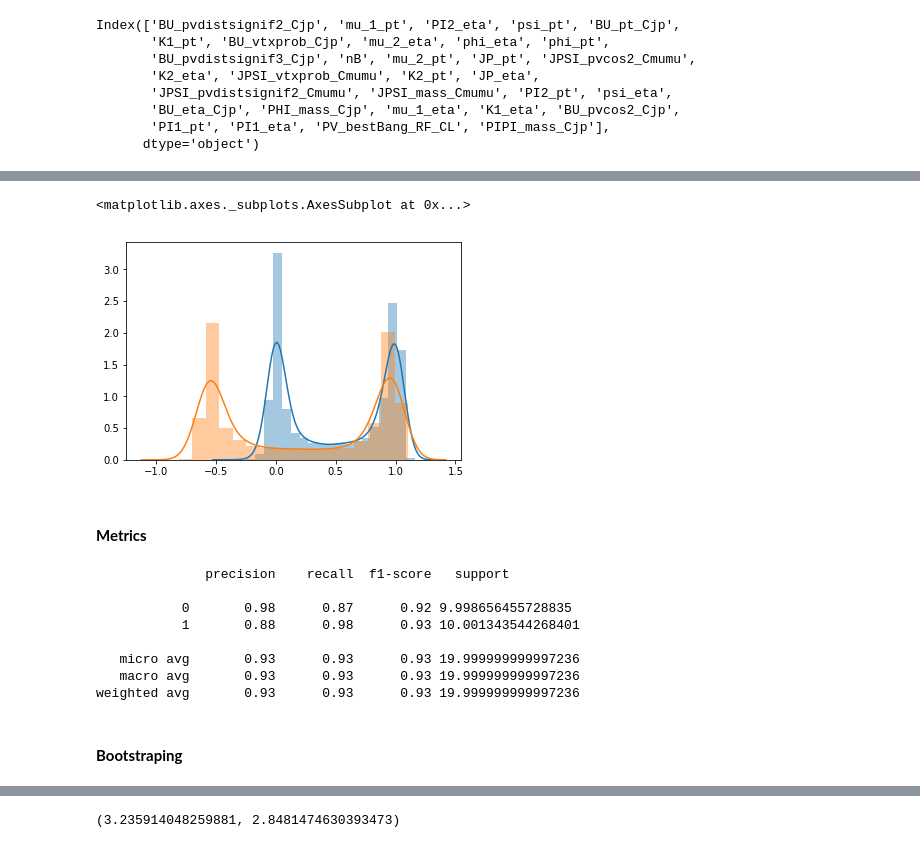
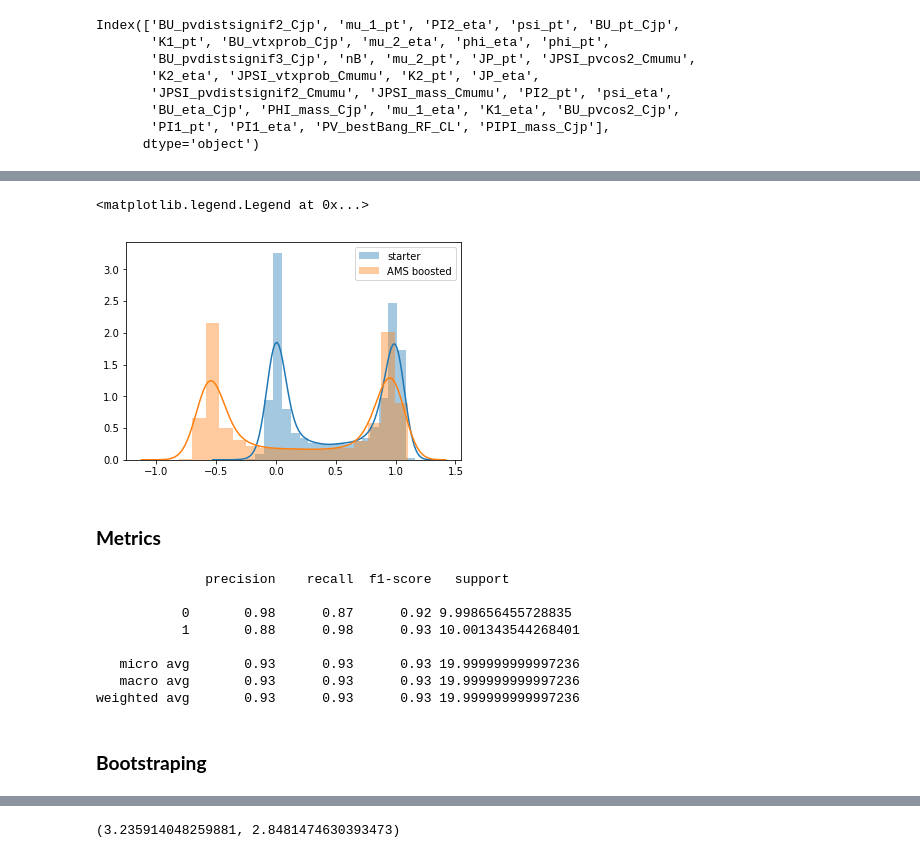
Before and after one commit to ofivite/MISP2019, a Jupyter notebook: school_preliminary_studies.ipynb, the cells around one changed output, grey strips where cells are left out. Saved outputs shown, nothing was run; the diff lists cells and outputs as text; code cells hidden in the pictures.

```diff
--- a/school_preliminary_studies.ipynb
+++ b/school_preliminary_studies.ipynb
@@ -174,7 +174,7 @@ Index(['psi_eta', 'BU_pvdistsignif2_Cjp', 'mu_1_pt', 'PI2_eta', 'BU_pt_Cjp',
       dtype='object')
 # %%
 drop_vars = [] # ['nB']
-drop_masses = ['BU_mass_Cjp', 'PHI_mass_Cjp', 'psi_mass_Cjp', 'PIPI_mass_Cjp'] # , 'PHI_mass_Cjp', 'psi_mass_Cjp', 'PIPI_mass_Cjp'
+drop_masses = ['BU_mass_Cjp', 'psi_mass_Cjp'] # , 'PHI_mass_Cjp', 'psi_mass_Cjp'
 
 
 signal = signal.drop(drop_vars + MC_vars, axis=1, inplace=False)
@@ -364,7 +364,7 @@ lgb_params = {'seed': 123,
 #            'num_leaves': 30, 'max_depth': 10, 'subsample': .4, 'colsample_bytree': .9,
 #            'learning_rate': 0.06385698692724433,  'lambda': 2.511502718995968,'min_child_weight': 1
 #                }
-lgb_params['metric'] = ['binary_logloss'] #, 'binary_logloss'
+# lgb_params['metric'] = ['binary_logloss'] #, 'binary_logloss'
 # lgb_params['objective'] = AMS_loss #, 'binary_logloss'
 # %%
 def AMS_loss(preds, train_data):
@@ -440,5 +445,5 @@ Early stopping, best iteration is:
 # %%
-num_round = 25
+num_round = 70
 extraboost_evals_result = {}
 lgb_booster = lgb.train(lgb_params, train_data, num_round, verbose_eval=5, init_model='init_lgb_booster.txt',
                         fobj=AMS_loss, feval=AMS_eval, valid_sets=[test_data], evals_result=extraboost_evals_result, early_stopping_rounds=100)
@@ -490,13 +511,14 @@ init_prediction_test = init_lgb_booster.predict(X_test)
 init_prediction_val = init_lgb_booster.predict(X_val)
 # init_prediction_lgb = init_lgb_booster.predict(predict_data)
 # %%
-sns.distplot(init_prediction_test)
-sns.distplot(prediction_test)
+sns.distplot(init_prediction_test, label='starter')
+sns.distplot(prediction_test, label='AMS boosted')
+plt.legend()
 # %% [output]
-<matplotlib.axes._subplots.AxesSubplot at 0x...>
+<matplotlib.legend.Legend at 0x...>
-[figure, old version]
+[figure, new version]
 # %% [markdown]
-#### **Metrics**
+### **Metrics**
 # %%
 prob_cut = 0.3
 # %%
@@ -511,6 +533,6 @@ print(classification_report(y_test, prediction_test > prob_cut, sample_weight= [
    macro avg       0.93      0.93      0.93 19.999999999997236
 weighted avg       0.93      0.93      0.93 19.999999999997236
 # %% [markdown]
-#### **Bootstraping**
+### **Bootstraping**
 # %%
 np.random.seed(123)
```
Also changed, not shown: parts of 74 cells of this notebook, 4 other files.
